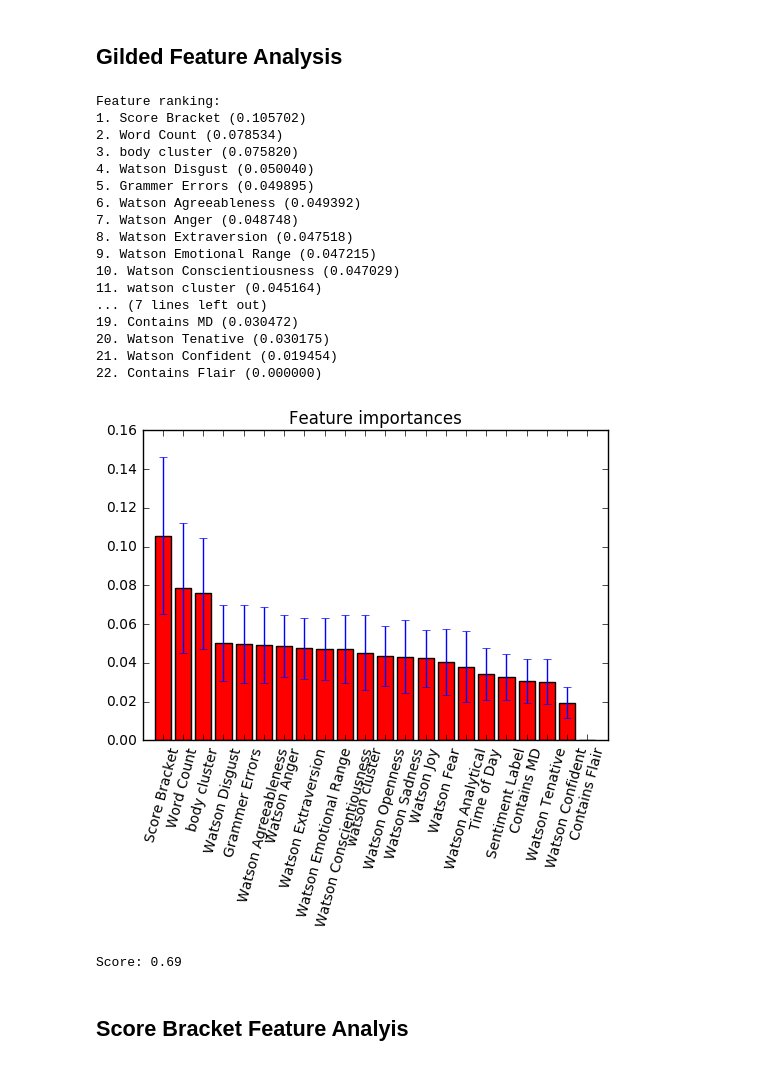
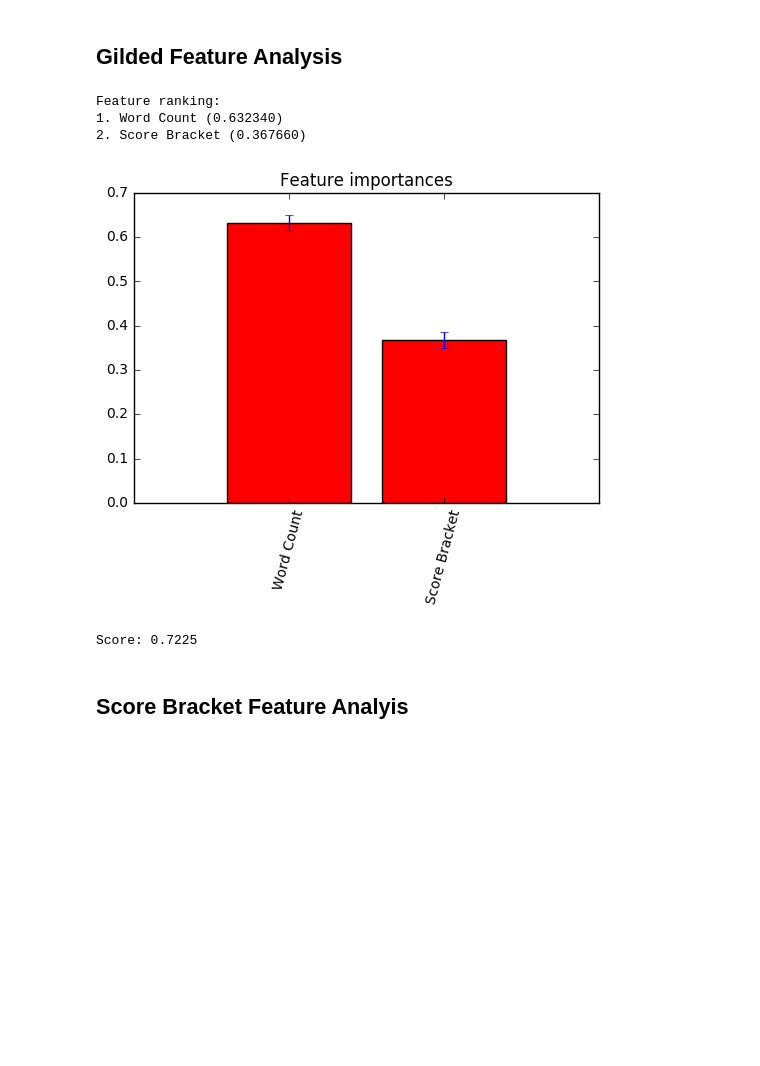
Before and after one commit to cyinwei/csce489_gold, a Jupyter notebook: AdviceAnimals Feature Importance Analysis.ipynb, the cells around one changed output. Drawn from its saved outputs; the diff is of its cells as text; code cells hidden in the pictures; blank space fills up the shorter version.

```diff
--- a/AdviceAnimals Feature Importance Analysis.ipynb
+++ b/AdviceAnimals Feature Importance Analysis.ipynb
@@ -92,7 +92,7 @@ def show_feature_importance(train_filename, test_filename, features, predict):
         test_watson_vector = test[watson].values
 
         # Cluster by Watson Vector
-        preds = cluster(train_watson_vector, test_watson_vector, 200, 300, 10)
+        preds = cluster(train_watson_vector, test_watson_vector, 10, 300, 10)
         train['watson cluster'] = preds['train_preds']
         test['watson cluster'] = preds['test_preds']
 
@@ -103,7 +103,7 @@ def show_feature_importance(train_filename, test_filename, features, predict):
         test_tfidf = tfidf['train_tfidf']
 
         # Cluster by Body TFIDF Vector
-        preds = cluster(train_tfidf, test_tfidf, 200, 300, 10)
+        preds = cluster(train_tfidf, test_tfidf, 10, 300, 10)
         train['body cluster'] = preds['train_preds']
         test['body cluster'] = preds['test_preds']
 
@@ -118,53 +118,39 @@ def show_feature_importance(train_filename, test_filename, features, predict):
 # %%
 features = [
     'Score Bracket',
-    'Contains MD',
+#     'Contains MD',
     'Word Count',
-    'Time of Day',
-    'watson cluster',
-    'body cluster',
-    'Grammer Errors',
-    'Sentiment Label',
-    'Contains Flair',
-    'Watson Anger',
-    'Watson Disgust',
-    'Watson Fear',
-    'Watson Joy',
-    'Watson Sadness',
-    'Watson Analytical',
-    'Watson Confident',
-    'Watson Tenative',
-    'Watson Openness',
-    'Watson Conscientiousness',
-    'Watson Extraversion',
-    'Watson Agreeableness',
-    'Watson Emotional Range'
+#     'Time of Day',
+#     'watson cluster',
+#     'body cluster',
+#     'Grammer Errors',
+#     'Sentiment Label',
+#     'Contains Flair',
+#     'Watson Anger',
+#     'Watson Disgust',
+#     'Watson Fear',
+#     'Watson Joy',
+#     'Watson Sadness',
+#     'Watson Analytical',
+#     'Watson Confident',
+#     'Watson Tenative',
+#     'Watson Openness',
+#     'Watson Conscientiousness',
+#     'Watson Extraversion',
+#     'Watson Agreeableness',
+#     'Watson Emotional Range'
 ]
 
 show_feature_importance('./mytrain/addedAdviceAnimals_train.csv',
                         './mytest/addedAdviceAnimals_test.csv',
                         features,
                         'gilded')
 # %% [output]
 Feature ranking:
-1. Score Bracket (0.105702)
-2. Word Count (0.078534)
-3. body cluster (0.075820)
-4. Watson Disgust (0.050040)
-5. Grammer Errors (0.049895)
-6. Watson Agreeableness (0.049392)
-7. Watson Anger (0.048748)
-8. Watson Extraversion (0.047518)
-9. Watson Emotional Range (0.047215)
-10. Watson Conscientiousness (0.047029)
-11. watson cluster (0.045164)
-... (7 lines left out)
-19. Contains MD (0.030472)
-20. Watson Tenative (0.030175)
-21. Watson Confident (0.019454)
-22. Contains Flair (0.000000)
+1. Word Count (0.632340)
+2. Score Bracket (0.367660)
-[figure, old version]
+[figure, new version]
-Score: 0.69
+Score: 0.7225
 # %% [markdown]
 ## Score Bracket Feature Analyis
 # %%
```
Also changed, not shown: parts of 1 cell of this notebook, 6 other files.
